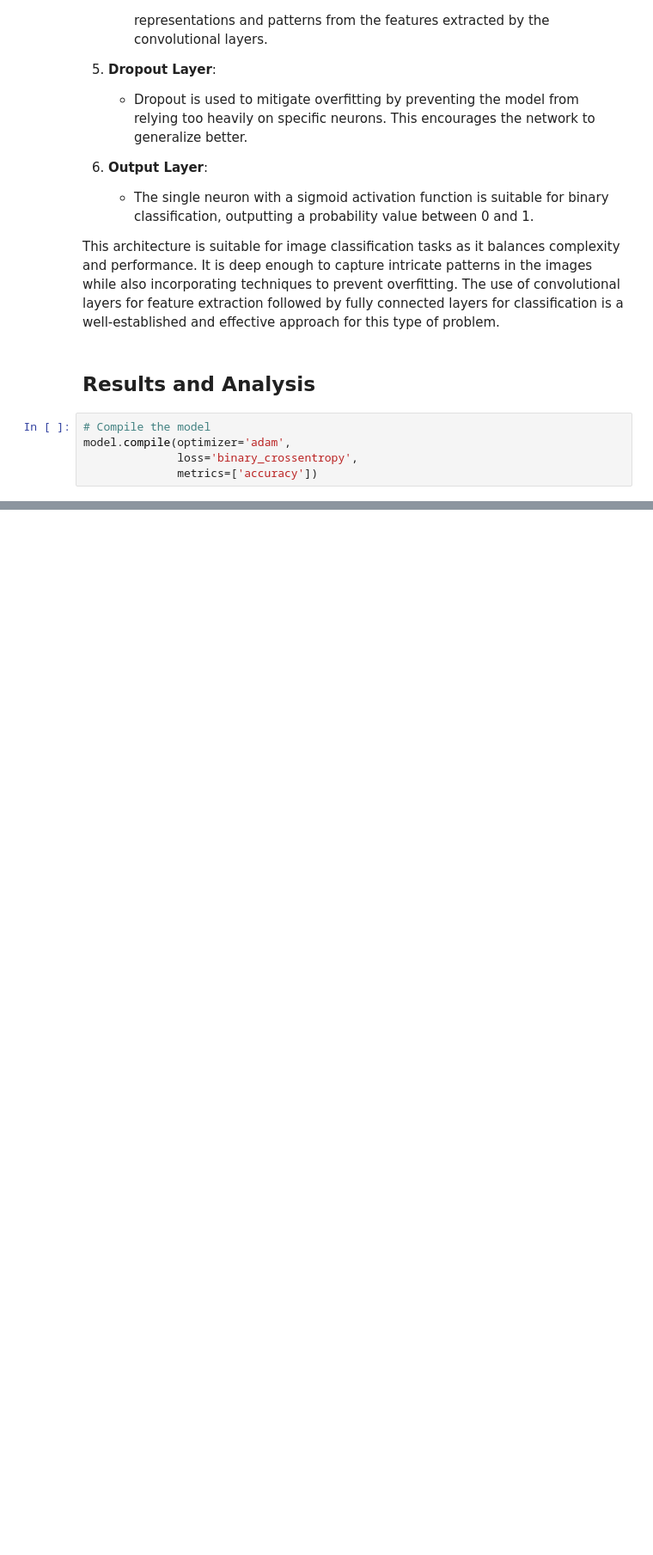
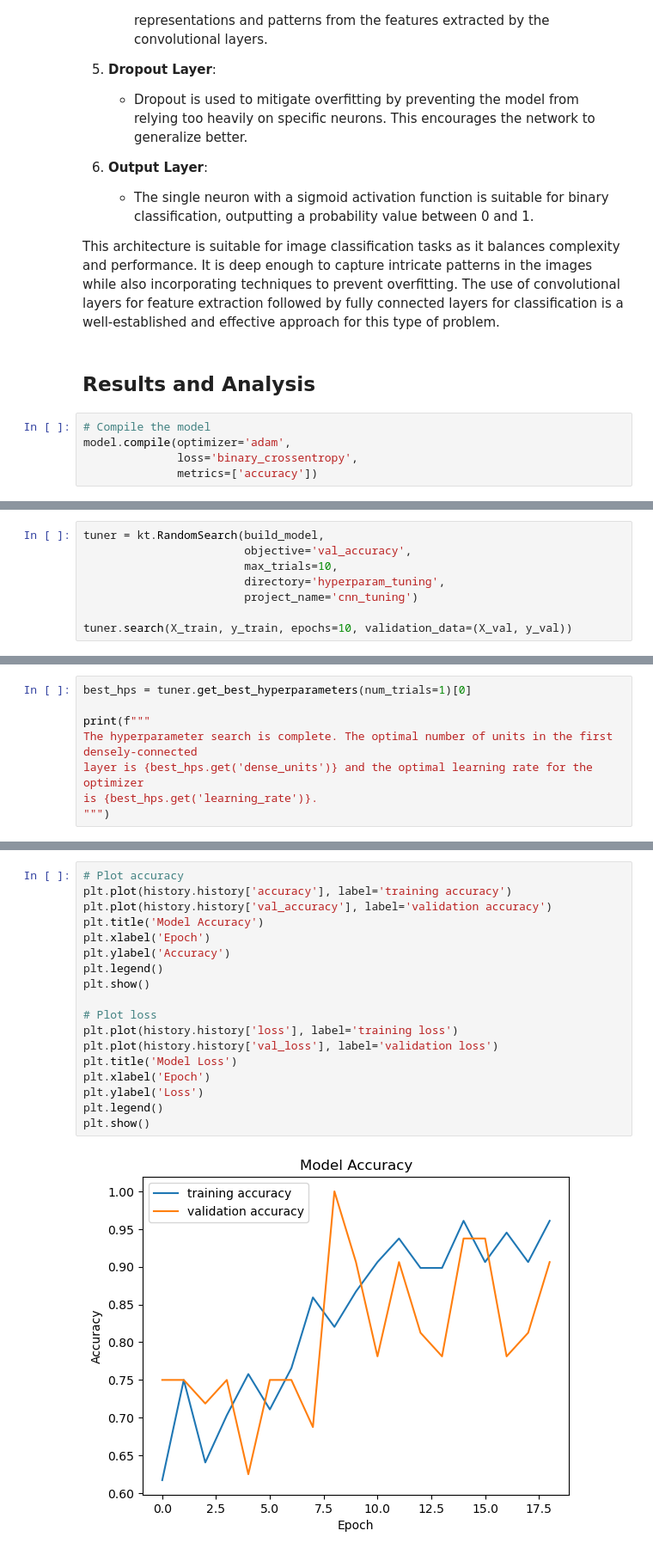
Before and after one commit to dennislamcv1/UniofColML, a Jupyter notebook: Introduction to Deep Learning/Module3/CNN Detection Mini-Project.ipynb, the cells around one changed output, grey strips where cells are left out. Shown: that part at 86% size. Cells and saved outputs as stored; diff of their text form; blank space fills up the shorter version.

```diff
--- a/Introduction to Deep Learning/Module3/CNN Detection Mini-Project.ipynb
+++ b/Introduction to Deep Learning/Module3/CNN Detection Mini-Project.ipynb
@@ -502,0 +541,8 @@ plt.show()
+# %%
+tuner = kt.RandomSearch(build_model,
+                        objective='val_accuracy',
+                        max_trials=10,
+                        directory='hyperparam_tuning',
+                        project_name='cnn_tuning')
+
+tuner.search(X_train, y_train, epochs=10, validation_data=(X_val, y_val))
@@ -502,0 +551,8 @@ plt.show()
+# %%
+best_hps = tuner.get_best_hyperparameters(num_trials=1)[0]
+
+print(f"""
+The hyperparameter search is complete. The optimal number of units in the first densely-connected
+layer is {best_hps.get('dense_units')} and the optimal learning rate for the optimizer
+is {best_hps.get('learning_rate')}.
+""")
@@ -502,0 +624,20 @@ plt.show()
+# %%
+# Plot accuracy
+plt.plot(history.history['accuracy'], label='training accuracy')
+plt.plot(history.history['val_accuracy'], label='validation accuracy')
+plt.title('Model Accuracy')
+plt.xlabel('Epoch')
+plt.ylabel('Accuracy')
+plt.legend()
+plt.show()
+
+# Plot loss
+plt.plot(history.history['loss'], label='training loss')
+plt.plot(history.history['val_loss'], label='validation loss')
+plt.title('Model Loss')
+plt.xlabel('Epoch')
+plt.ylabel('Loss')
+plt.legend()
+plt.show()
+# %% [output]
+[figure, added]
```
Also changed, not shown: parts of 16 cells of this notebook, 1 other file.
